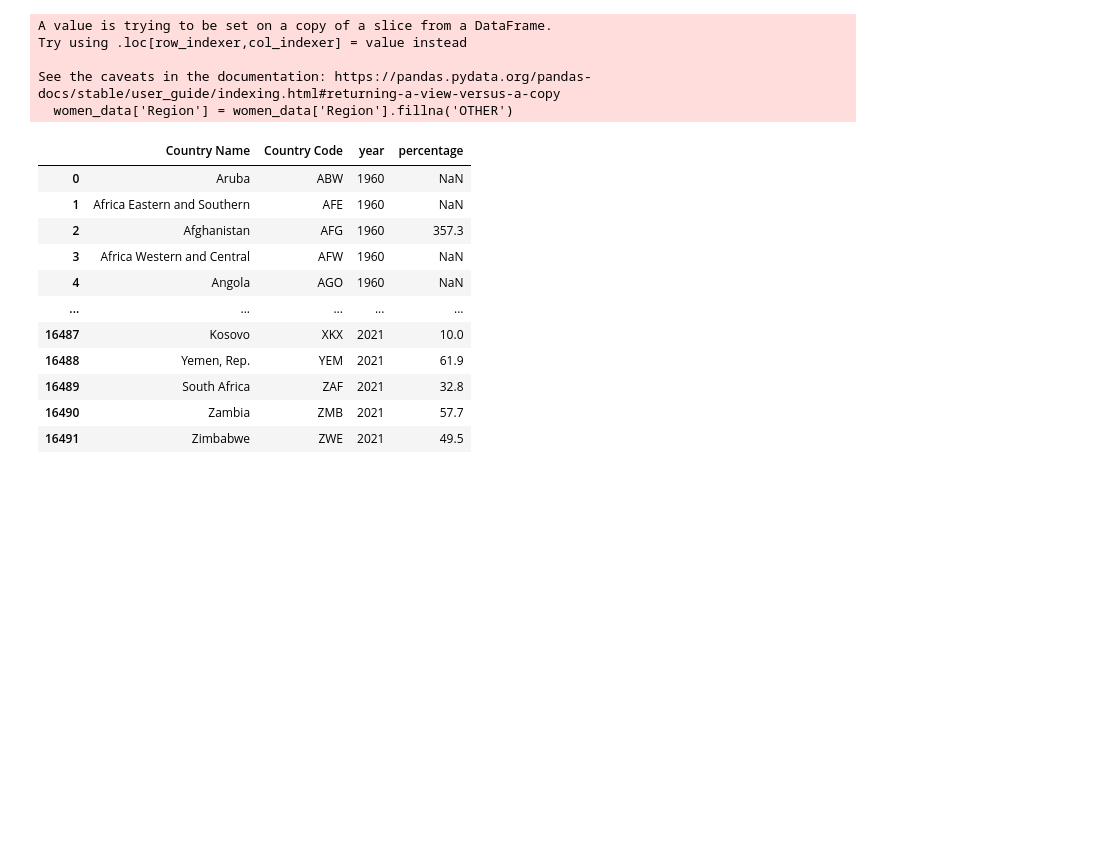
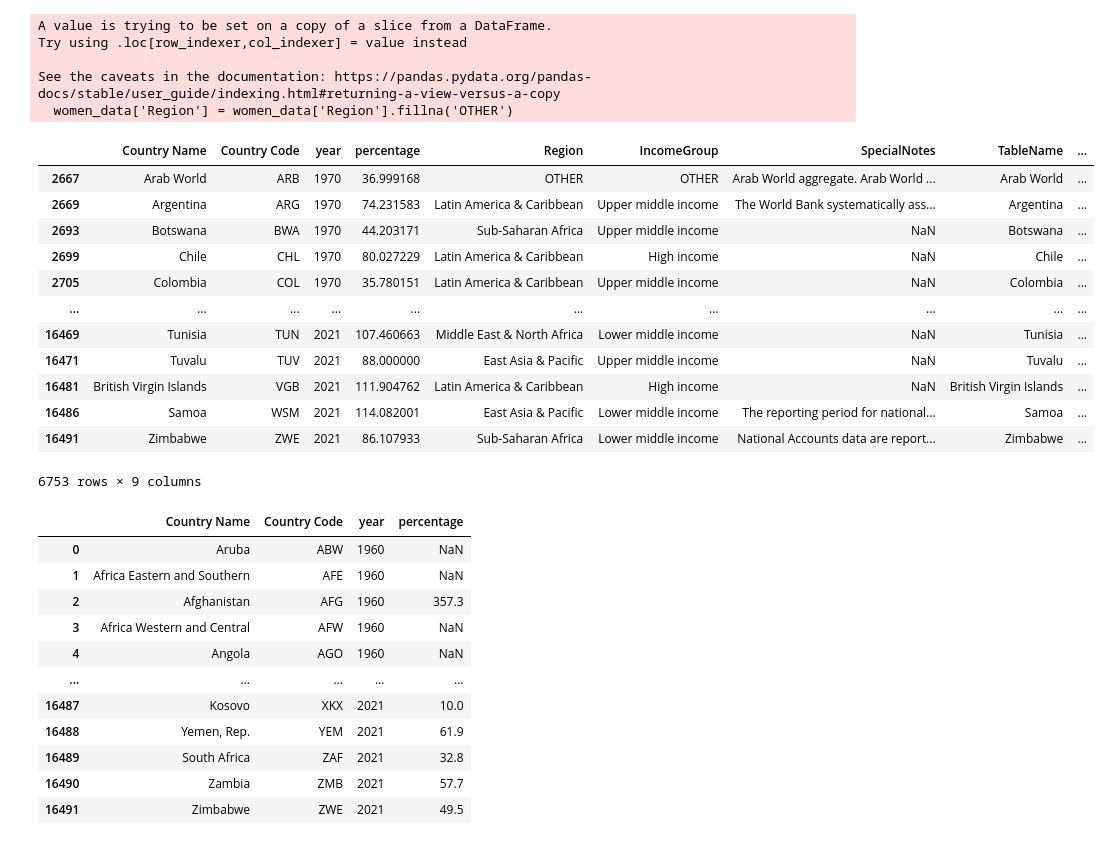
Before and after one commit to QShahrukh/course_project_world_bank_data_prep, a Jupyter notebook: data_prep.ipynb, the cells around one changed output. Saved outputs shown, nothing was run; the diff lists cells and outputs as text; code cells hidden in the pictures; blank space fills up the shorter version.

```diff
--- a/data_prep.ipynb
+++ b/data_prep.ipynb
@@ -91,5 +91,21 @@ Try using .loc[row_indexer,col_indexer] = value instead
 
 See the caveats in the documentation: https://pandas.pydata.org/pandas-docs/stable/user_guide/indexing.html#returning-a-view-versus-a-copy
   women_data['Region'] = women_data['Region'].fillna('OTHER')
+# %%
+women_data
+# %% [output]
+|  | Country Name | Country Code | year | percentage | Region | IncomeGroup | SpecialNotes | TableName | ... |
+| 2667 | Arab World | ARB | 1970 | 36.999168 | OTHER | OTHER | Arab World aggregate. Arab World ... | Arab World | ... |
+| 2669 | Argentina | ARG | 1970 | 74.231583 | Latin America & Caribbean | Upper middle income | The World Bank systematically ass... | Argentina | ... |
+| 2693 | Botswana | BWA | 1970 | 44.203171 | Sub-Saharan Africa | Upper middle income | NaN | Botswana | ... |
+| 2699 | Chile | CHL | 1970 | 80.027229 | Latin America & Caribbean | High income | NaN | Chile | ... |
+| 2705 | Colombia | COL | 1970 | 35.780151 | Latin America & Caribbean | Upper middle income | NaN | Colombia | ... |
+| ... | ... | ... | ... | ... | ... | ... | ... | ... | ... |
+| 16469 | Tunisia | TUN | 2021 | 107.460663 | Middle East & North Africa | Lower middle income | NaN | Tunisia | ... |
+| 16471 | Tuvalu | TUV | 2021 | 88.000000 | East Asia & Pacific | Upper middle income | NaN | Tuvalu | ... |
+| 16481 | British Virgin Islands | VGB | 2021 | 111.904762 | Latin America & Caribbean | High income | NaN | British Virgin Islands | ... |
+| 16486 | Samoa | WSM | 2021 | 114.082001 | East Asia & Pacific | Lower middle income | The reporting period for national... | Samoa | ... |
+| 16491 | Zimbabwe | ZWE | 2021 | 86.107933 | Sub-Saharan Africa | Lower middle income | National Accounts data are report... | Zimbabwe | ... |
+6753 rows × 9 columns
 # %%
 # Save women Primary completion rate date.
```
Also changed, not shown: parts of 2 cells of this notebook.
